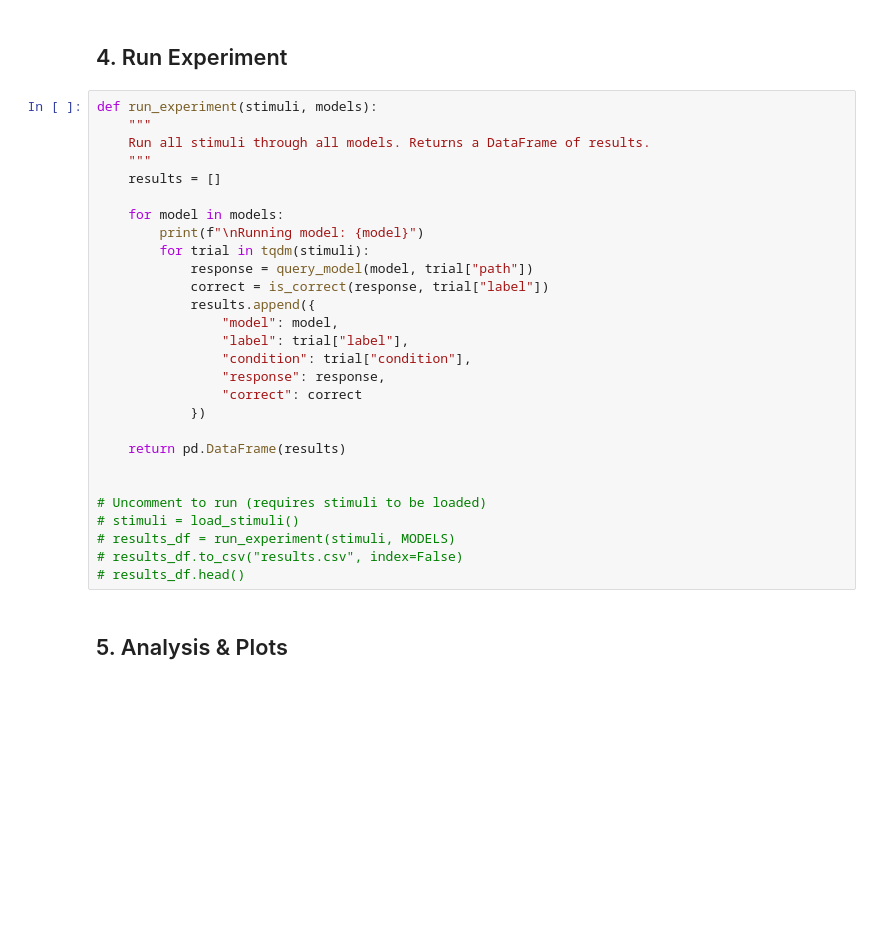
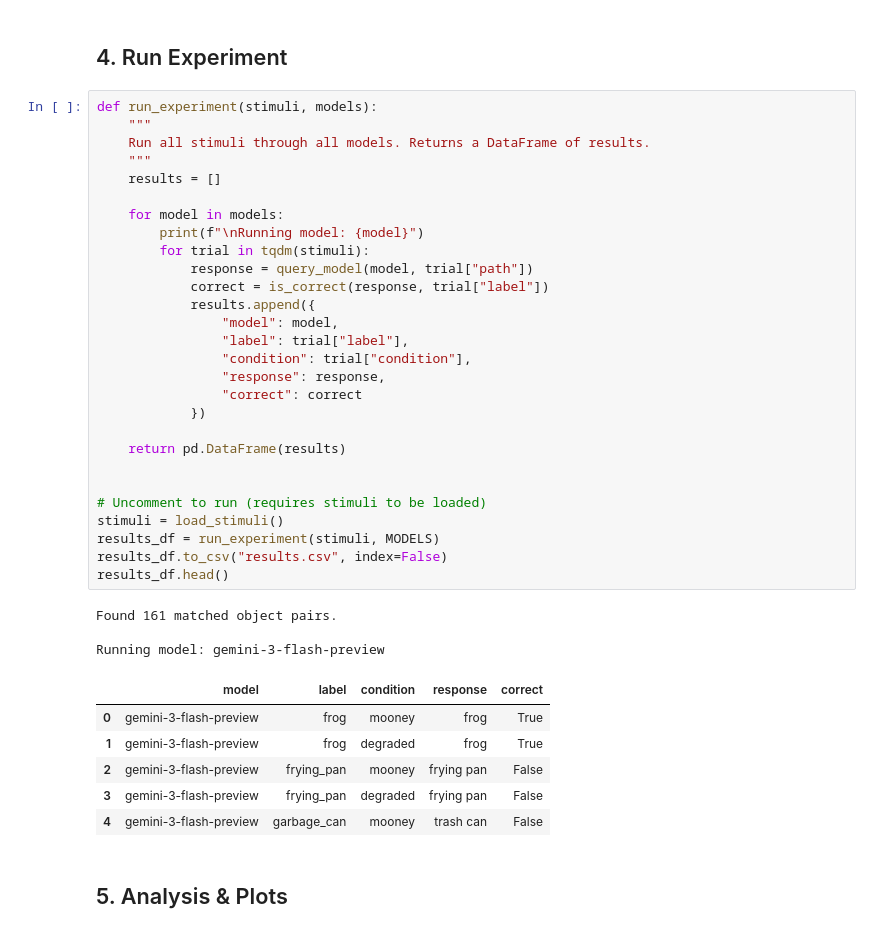
Before and after one commit to hayafaisalbugshan/feedforward-vision-vlms, a Jupyter notebook: experiment.ipynb, the cells around one changed output. Drawn from its saved outputs; the diff is of its cells as text; blank space fills up the shorter version.

```diff
--- a/experiment.ipynb
+++ b/experiment.ipynb
@@ -202,31 +204,41 @@ print("Prompting functions ready.")
 # %%
 def run_experiment(stimuli, models):
     """
     Run all stimuli through all models. Returns a DataFrame of results.
     """
     results = []
 
     for model in models:
         print(f"\nRunning model: {model}")
         for trial in tqdm(stimuli):
             response = query_model(model, trial["path"])
             correct = is_correct(response, trial["label"])
             results.append({
                 "model": model,
                 "label": trial["label"],
                 "condition": trial["condition"],
                 "response": response,
                 "correct": correct
             })
 
     return pd.DataFrame(results)
 
 
 # Uncomment to run (requires stimuli to be loaded)
-# stimuli = load_stimuli()
-# results_df = run_experiment(stimuli, MODELS)
-# results_df.to_csv("results.csv", index=False)
-# results_df.head()
+stimuli = load_stimuli()
+results_df = run_experiment(stimuli, MODELS)
+results_df.to_csv("results.csv", index=False)
+results_df.head()
+# %% [output]
+Found 161 matched object pairs.
+
+Running model: gemini-3-flash-preview
+|  | model | label | condition | response | correct |
+| 0 | gemini-3-flash-preview | frog | mooney | frog | True |
+| 1 | gemini-3-flash-preview | frog | degraded | frog | True |
+| 2 | gemini-3-flash-preview | frying_pan | mooney | frying pan | False |
+| 3 | gemini-3-flash-preview | frying_pan | degraded | frying pan | False |
+| 4 | gemini-3-flash-preview | garbage_can | mooney | trash can | False |
 # %% [markdown]
 ## 5. Analysis & Plots
 # %%
```
Also changed, not shown: parts of 5 cells of this notebook.
